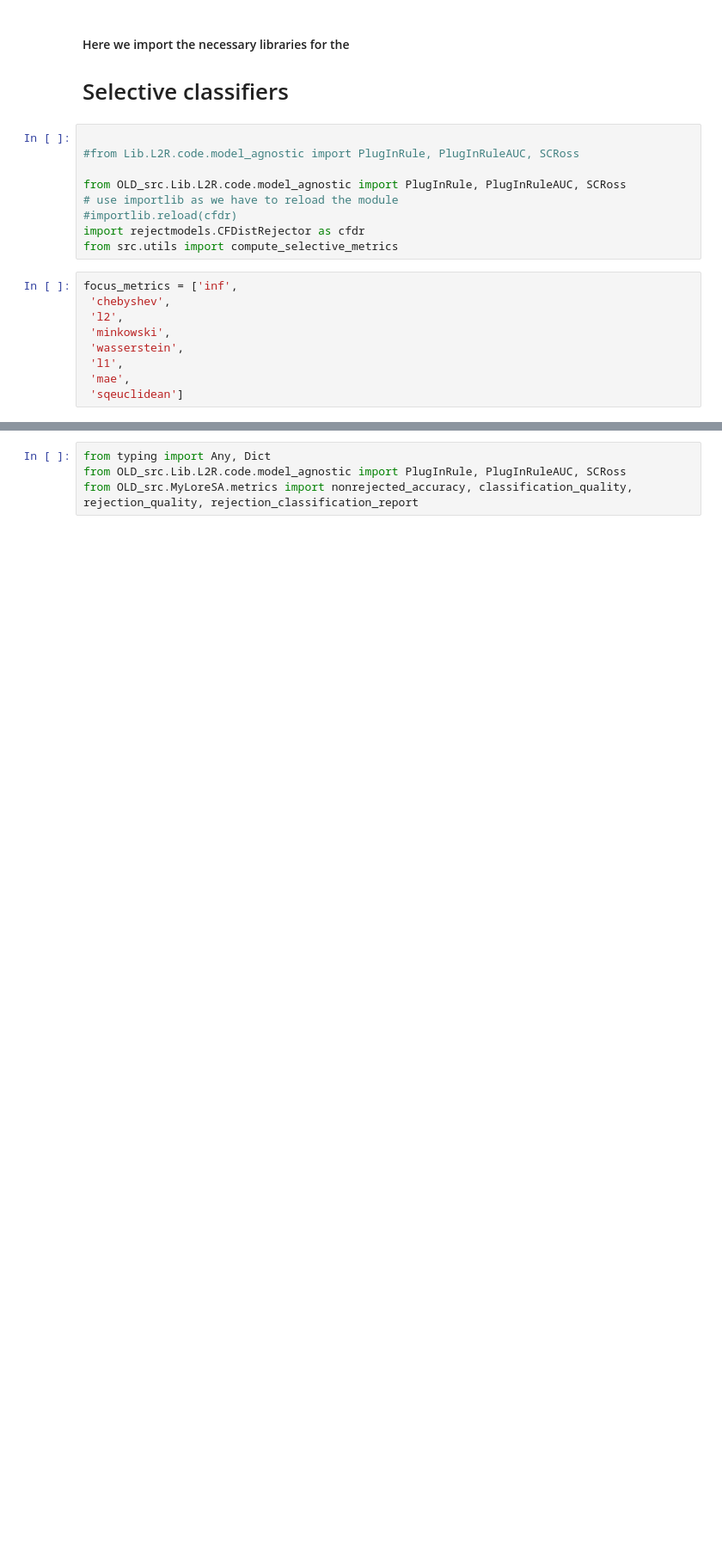
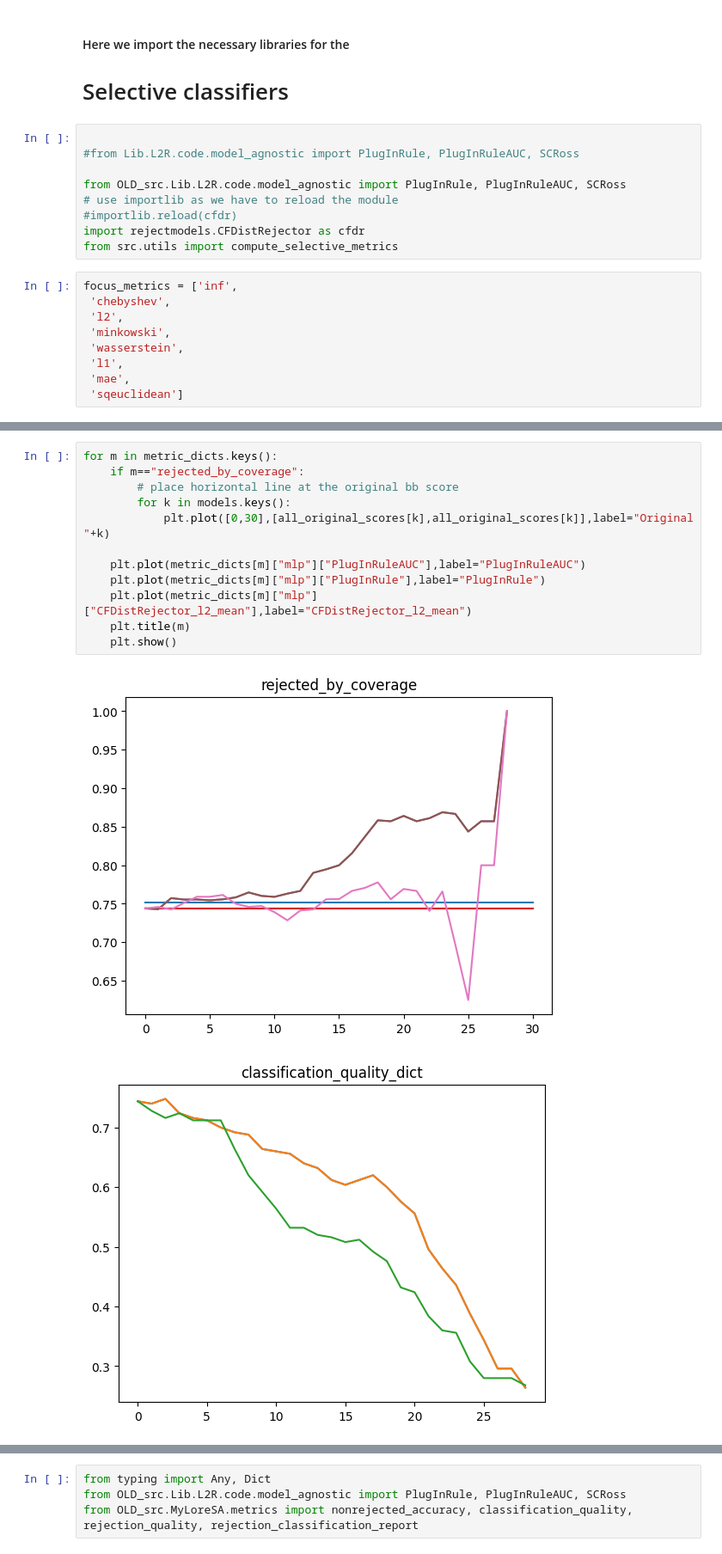
Before and after one commit to clarapunzi/SC-CE, a Jupyter notebook: 4_selective_classifiers.ipynb, the cells around one changed output, grey strips where cells are left out. Shown: that part at 86% size. Drawn from its saved outputs; the diff is of its cells as text; blank space fills up the shorter version.

```diff
--- a/4_selective_classifiers.ipynb
+++ b/4_selective_classifiers.ipynb
@@ -397,0 +479,15 @@ Model mlp
+# %%
+for m in metric_dicts.keys():
+    if m=="rejected_by_coverage":
+        # place horizontal line at the original bb score
+        for k in models.keys():
+            plt.plot([0,30],[all_original_scores[k],all_original_scores[k]],label="Original "+k)
+
+    plt.plot(metric_dicts[m]["mlp"]["PlugInRuleAUC"],label="PlugInRuleAUC")
+    plt.plot(metric_dicts[m]["mlp"]["PlugInRule"],label="PlugInRule")
+    plt.plot(metric_dicts[m]["mlp"]["CFDistRejector_l2_mean"],label="CFDistRejector_l2_mean")
+    plt.title(m)
+    plt.show()
+# %% [output]
+[figure, added]
+[figure, added]
```
Also changed, not shown: parts of 16 cells of this notebook, 4 other files.
